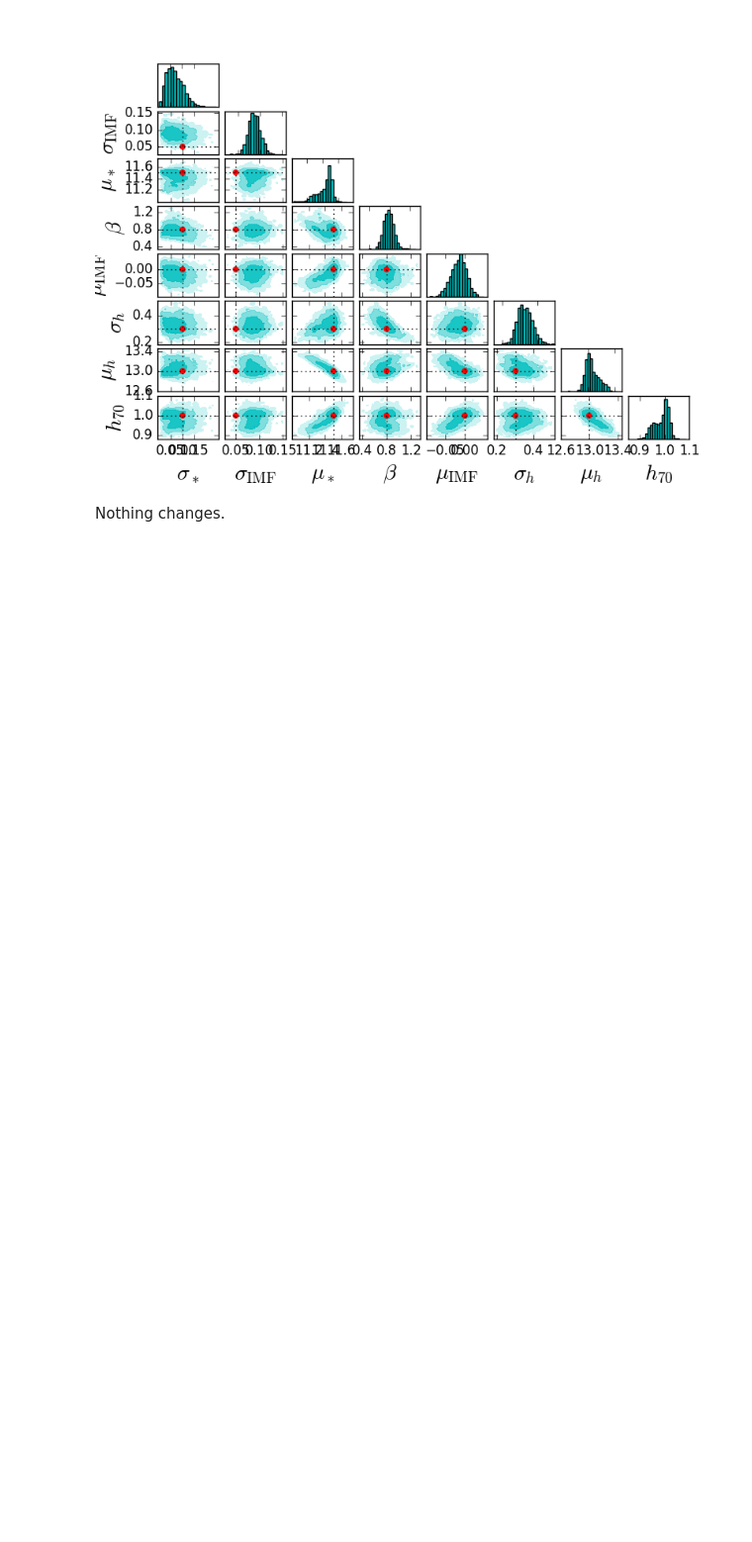
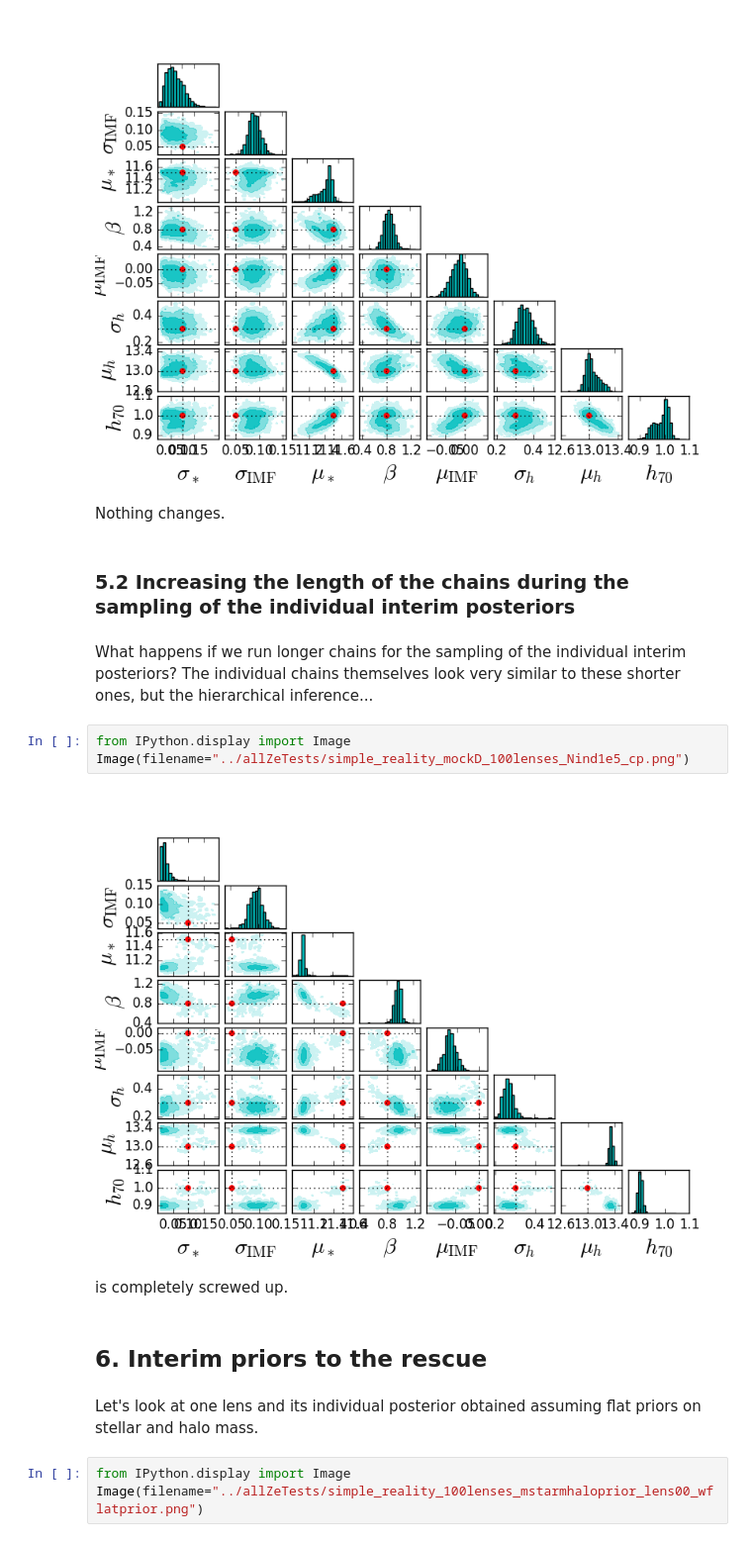
Before and after one commit to astrosonnen/allZeLenses, a Jupyter notebook: notebooks/NFW_halos_1.ipynb, the cells around one changed output. Shown: that part at 99% size. Cells and saved outputs as stored; diff of their text form; blank space fills up the shorter version.

```diff
--- a/notebooks/NFW_halos_1.ipynb
+++ b/notebooks/NFW_halos_1.ipynb
@@ -94,3 +94,21 @@ Image(filename="../allZeTests/simple_reality_mockD_100lenses_nothin_cp.png")
 [figure]
 # %% [markdown]
 Nothing changes.
+# %% [markdown]
+### 5.2 Increasing the length of the chains during the sampling of the individual interim posteriors
+# %% [markdown]
+What happens if we run longer chains for the sampling of the individual interim posteriors? The individual chains themselves look very similar to these shorter ones, but the hierarchical inference...
+# %%
+from IPython.display import Image
+Image(filename="../allZeTests/simple_reality_mockD_100lenses_Nind1e5_cp.png")
+# %% [output]
+[figure, added]
+# %% [markdown]
+is completely screwed up.
+# %% [markdown]
+## 6. Interim priors to the rescue
+# %% [markdown]
+Let's look at one lens and its individual posterior obtained assuming flat priors on stellar and halo mass.
+# %%
+from IPython.display import Image
+Image(filename="../allZeTests/simple_reality_100lenses_mstarmhaloprior_lens00_wflatprior.png")
```
Also changed, not shown: parts of 6 cells of this notebook, 7 other files.
